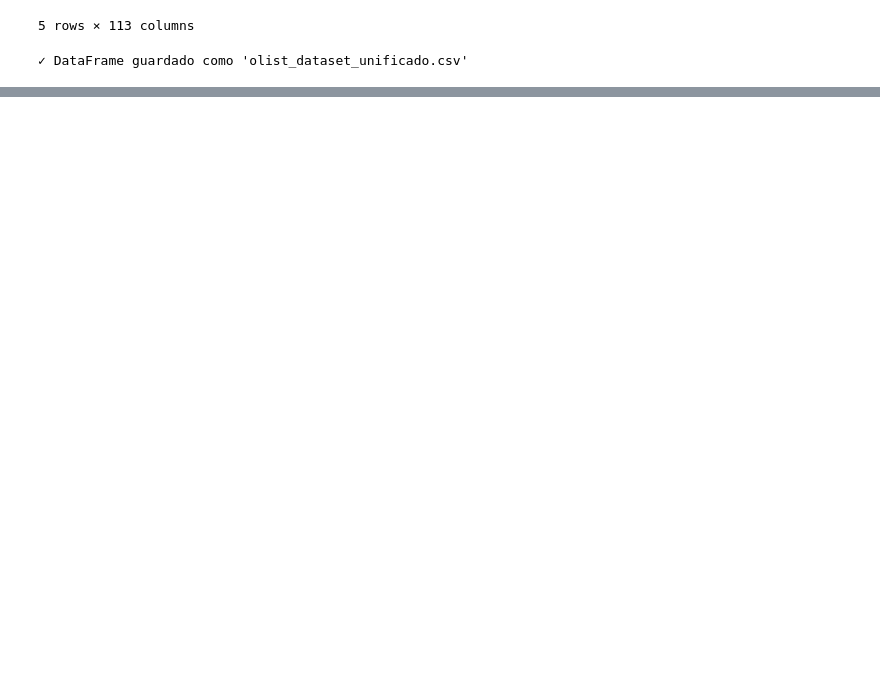
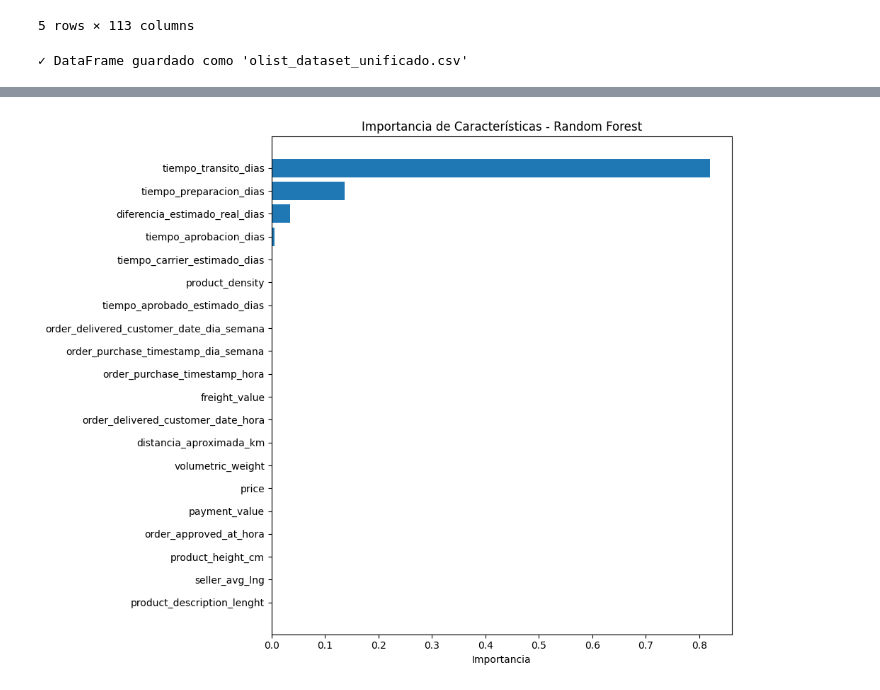
Before and after one commit to esalinassanchez/ml-modelo-olist, a Jupyter notebook: Another_EDA.ipynb, the cells around one changed output, grey strips where cells are left out. Saved outputs shown, nothing was run; the diff lists cells and outputs as text; code cells hidden in the pictures; blank space fills up the shorter version.

```diff
--- a/Another_EDA.ipynb
+++ b/Another_EDA.ipynb
@@ -671,3 +671,11 @@ df_unificado.to_csv('./documents/olist_dataset_unificado.csv', index=False)
 print("✓ DataFrame guardado como 'olist_dataset_unificado.csv'")
 # %% [output]
 ✓ DataFrame guardado como 'olist_dataset_unificado.csv'
+# %%
+if 'product_weight_g' in df_unificado.columns and 'product_length_cm' in df_unificado.columns:
+    df_unificado['volumetric_weight'] = (
+        df_unificado['product_length_cm'] *
+        df_unificado['product_height_cm'] *
+        df_unificado['product_width_cm']
+    ) / 6000  # Factor de conversión común
+    print("✓ volumetric_weight creado")
@@ -673,0 +684,5 @@ print("✓ DataFrame guardado como 'olist_dataset_unificado.csv'")
+# %%
+# Densidad del producto
+if 'product_weight_g' in df_unificado.columns and 'volumetric_weight' in df_unificado.columns:
+    df_unificado['product_density'] = df_unificado['product_weight_g'] / (df_unificado['volumetric_weight'] + 0.001)
+    print("✓ product_density creado")
@@ -673,0 +745,58 @@ print("✓ DataFrame guardado como 'olist_dataset_unificado.csv'")
+# %%
+from sklearn.ensemble import RandomForestRegressor
+from sklearn.model_selection import train_test_split
+from sklearn.preprocessing import LabelEncoder
+import numpy as np
+
+print("\nANÁLISIS DE IMPORTANCIA CON RANDOM FOREST")
+print("="*50)
+
+# Preparar datos para el modelo
+def preparar_datos_para_importancia(df, target_col):
+    # Seleccionar solo variables numéricas y la objetivo
+    numeric_df = df.select_dtypes(include=[np.number])
+
+    # Eliminar columnas con muchos nulos (>50%)
+    umbral_nulos = 0.5
+    columnas_validas = numeric_df.columns[numeric_df.isnull().mean() < umbral_nulos]
+    numeric_df = numeric_df[columnas_validas]
+
+    # Eliminar la variable objetivo del conjunto de features
+    X = numeric_df.drop(columns=[target_col], errors='ignore')
+    y = numeric_df[target_col]
+
+    # Eliminar filas con nulos
+    mask = X.notnull().all(axis=1) & y.notnull()
+    X = X[mask]
+    y = y[mask]
+
+    return X, y
+
+if variable_objetivo in df_unificado.columns:
+    X, y = preparar_datos_para_importancia(df_unificado, variable_objetivo)
+
+    print(f"Filas para análisis: {X.shape[0]}")
+    print(f"Variables para análisis: {X.shape[1]}")
+
+    # Entrenar Random Forest para importancia
+    rf = RandomForestRegressor(n_estimators=100, random_state=42, n_jobs=-1)
+    rf.fit(X, y)
+
+    # Obtener importancia de características
+    importancia = pd.DataFrame({
+        'feature': X.columns,
+        'importance': rf.feature_importances_
+    }).sort_values('importance', ascending=False)
+
+    print("\nTop 20 Variables por Importancia:")
+    print(importancia.head(20))
+
+    # Visualizar importancia
+    plt.figure(figsize=(10, 8))
+    top_20 = importancia.head(20).sort_values('importance', ascending=True)
+    plt.barh(top_20['feature'], top_20['importance'])
+    plt.title('Importancia de Características - Random Forest')
+    plt.xlabel('Importancia')
+    plt.tight_layout()
+    plt.show()
+# %% [output]
@@ -673,0 +820 @@ print("✓ DataFrame guardado como 'olist_dataset_unificado.csv'")
+[figure, added]
```
Also changed, not shown: parts of 4 cells of this notebook.
